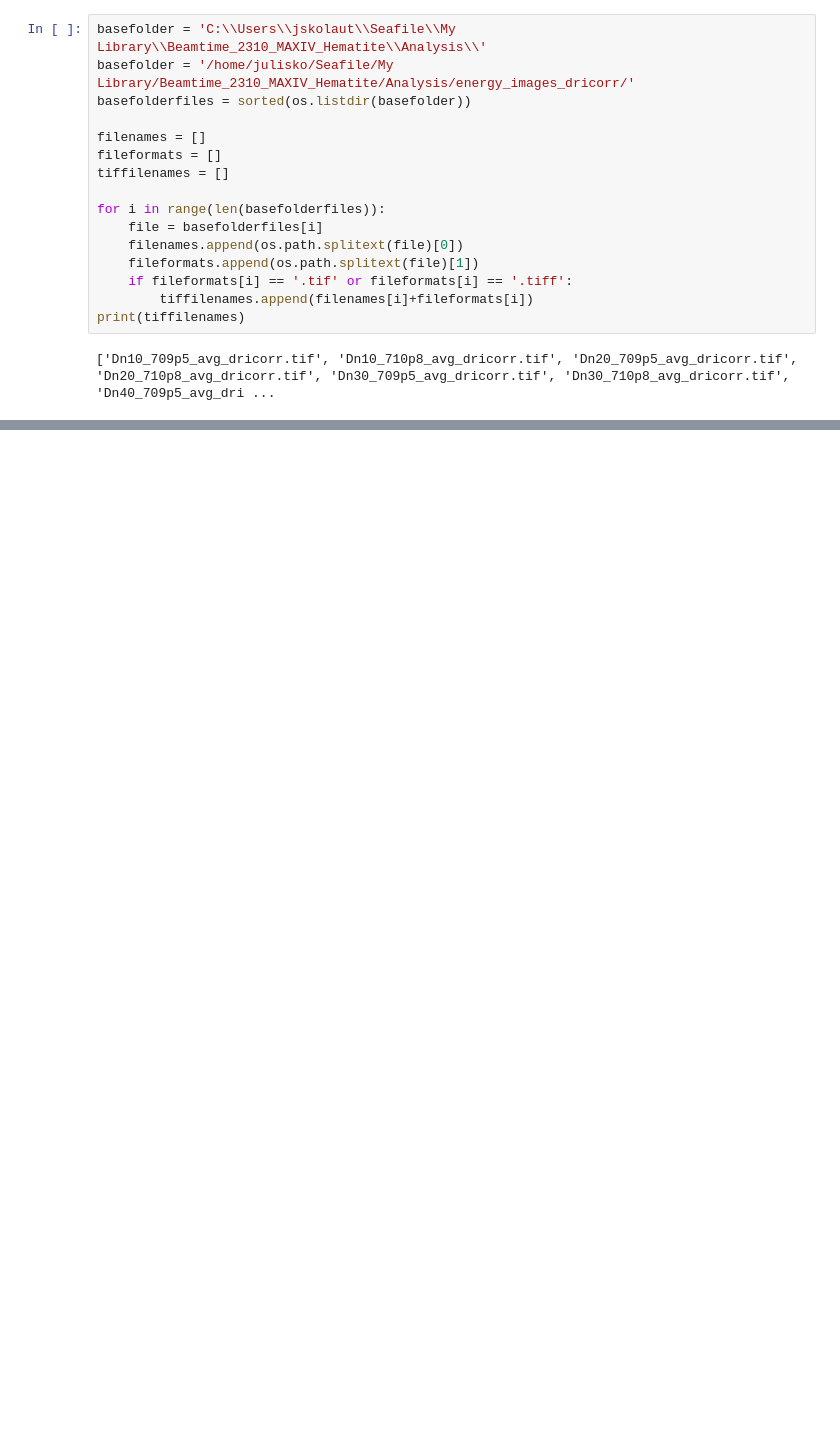
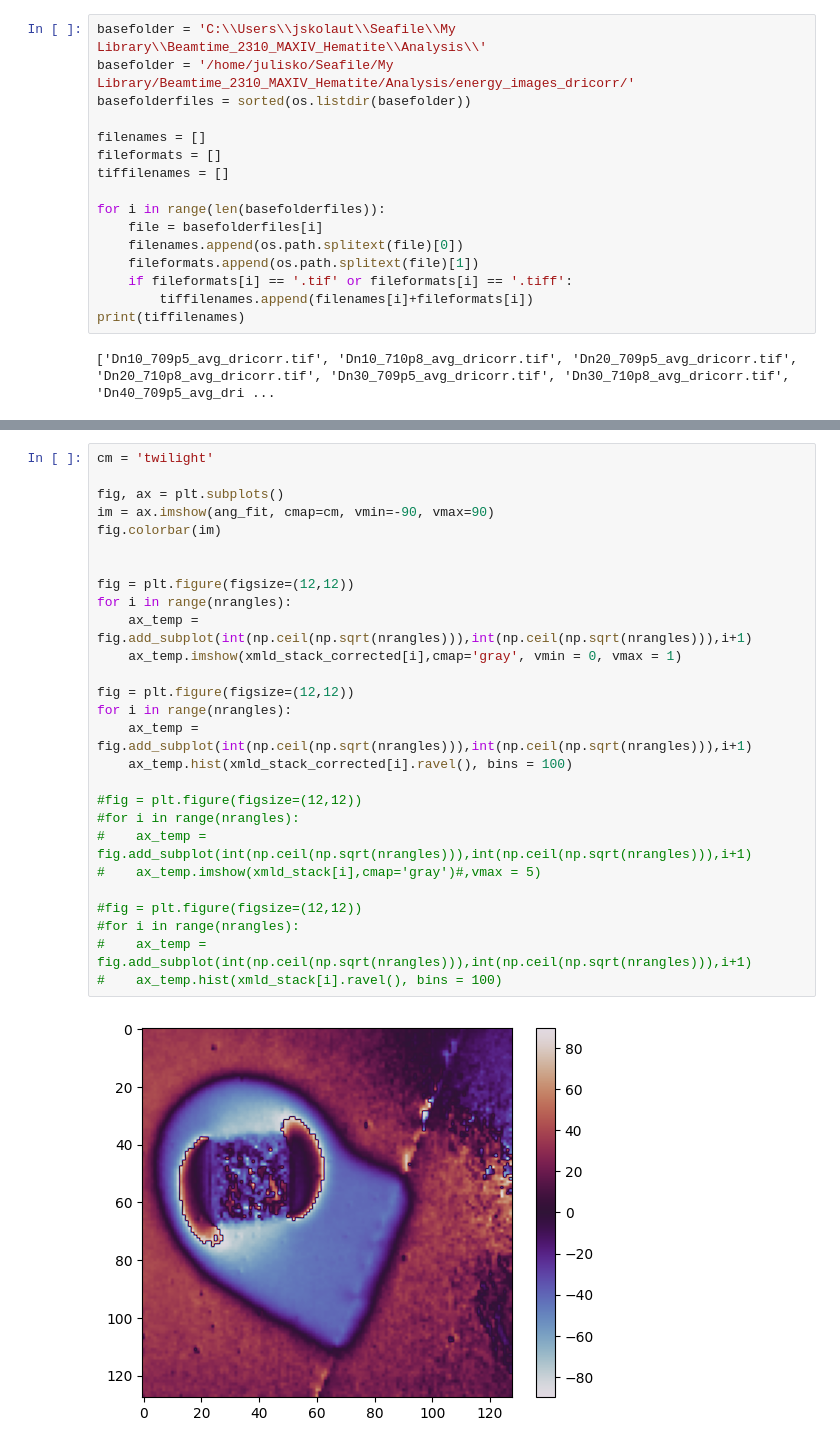
Before and after one commit to JulianSkolaut/jupyternbs_UniMainz, a Jupyter notebook: 2310_MAXIV_Evaluation_Vectormaps.ipynb, the cells around one changed output, grey strips where cells are left out. Saved outputs shown, nothing was run; the diff lists cells and outputs as text; blank space fills up the shorter version.

```diff
--- a/2310_MAXIV_Evaluation_Vectormaps.ipynb
+++ b/2310_MAXIV_Evaluation_Vectormaps.ipynb
@@ -77,0 +72,29 @@ for i in range(nrangles):
+# %%
+cm = 'twilight'
+
+fig, ax = plt.subplots()
+im = ax.imshow(ang_fit, cmap=cm, vmin=-90, vmax=90)
+fig.colorbar(im)
+
+
+fig = plt.figure(figsize=(12,12))
+for i in range(nrangles):
+    ax_temp = fig.add_subplot(int(np.ceil(np.sqrt(nrangles))),int(np.ceil(np.sqrt(nrangles))),i+1)
+    ax_temp.imshow(xmld_stack_corrected[i],cmap='gray', vmin = 0, vmax = 1)
+
+fig = plt.figure(figsize=(12,12))
+for i in range(nrangles):
+    ax_temp = fig.add_subplot(int(np.ceil(np.sqrt(nrangles))),int(np.ceil(np.sqrt(nrangles))),i+1)
+    ax_temp.hist(xmld_stack_corrected[i].ravel(), bins = 100)
+
+#fig = plt.figure(figsize=(12,12))
+#for i in range(nrangles):
+#    ax_temp = fig.add_subplot(int(np.ceil(np.sqrt(nrangles))),int(np.ceil(np.sqrt(nrangles))),i+1)
+#    ax_temp.imshow(xmld_stack[i],cmap='gray')#,vmax = 5)
+
+#fig = plt.figure(figsize=(12,12))
+#for i in range(nrangles):
+#    ax_temp = fig.add_subplot(int(np.ceil(np.sqrt(nrangles))),int(np.ceil(np.sqrt(nrangles))),i+1)
+#    ax_temp.hist(xmld_stack[i].ravel(), bins = 100)
+# %% [output]
+[figure, added]
```
Also changed, not shown: parts of 5 cells of this notebook.
